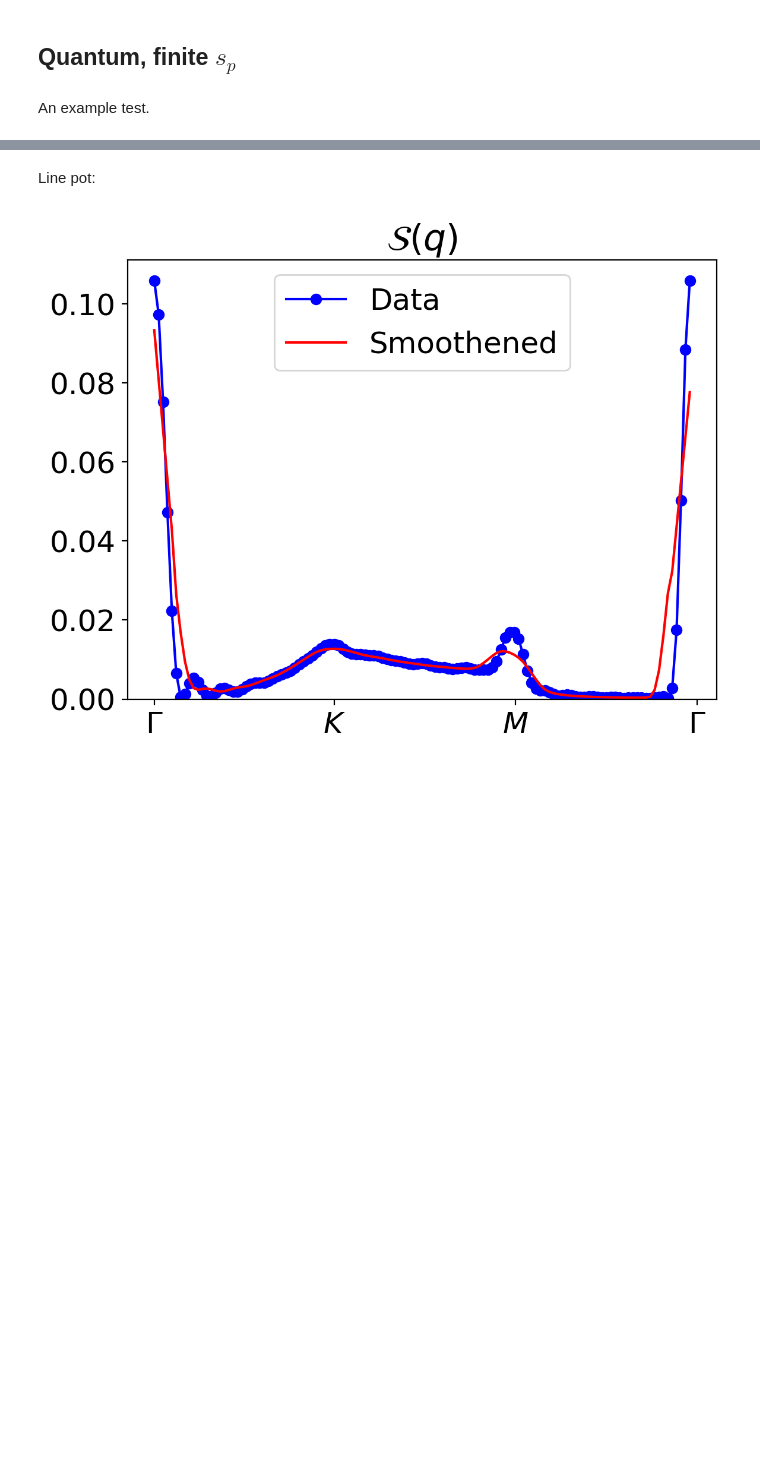
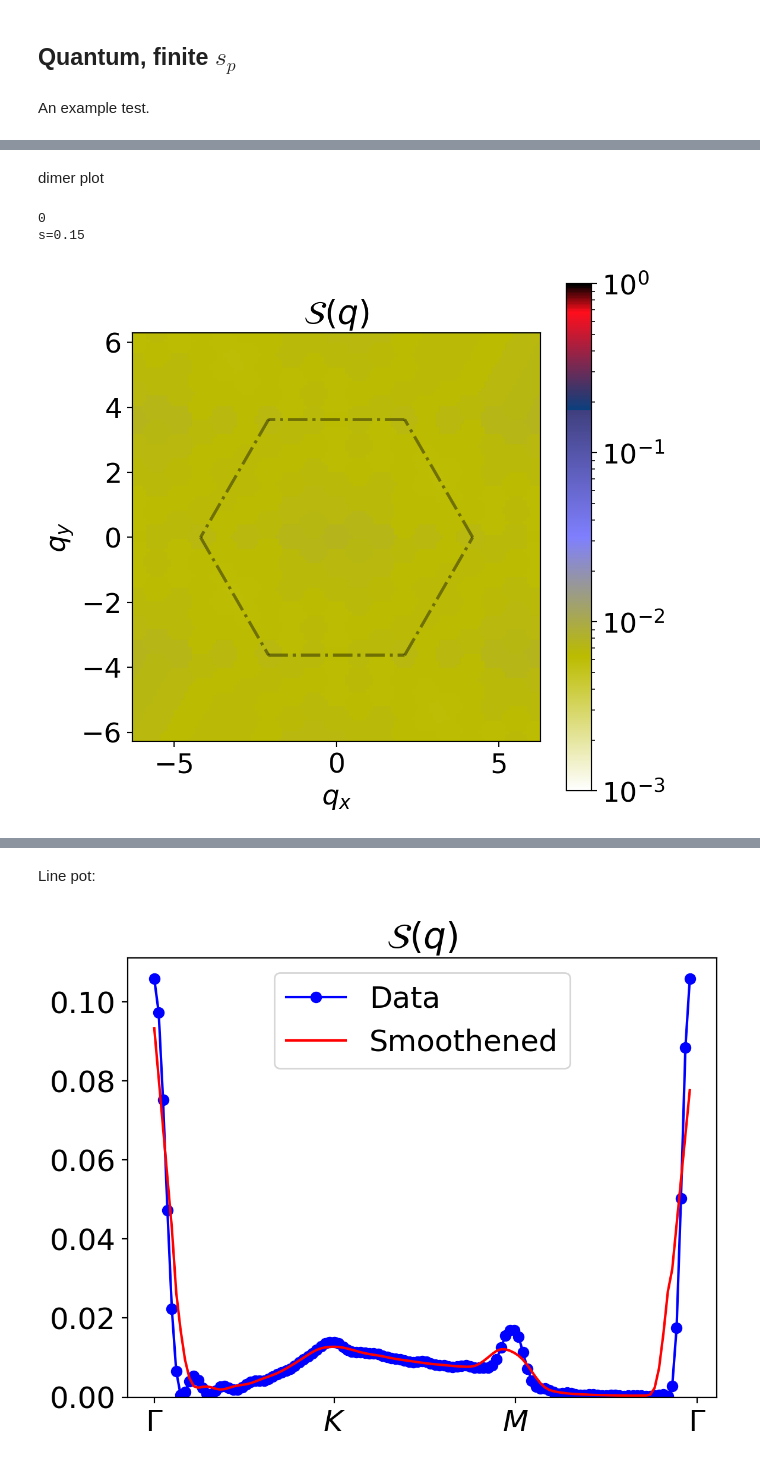
Before and after one commit to vdrouint/d-wave-other, a Jupyter notebook: kagome-tfim/processing/plot_FT.ipynb, the cells around one changed output, grey strips where cells are left out. Saved outputs shown, nothing was run; the diff lists cells and outputs as text; code cells hidden in the pictures; blank space fills up the shorter version.

```diff
--- a/kagome-tfim/processing/plot_FT.ipynb
+++ b/kagome-tfim/processing/plot_FT.ipynb
@@ -394,0 +393,69 @@ plt.show()
+# %% [markdown]
+dimer plot
+# %%
+tag1 = hoverJ_apq[0]
+print(tag1)
+# tag2 = 's=s=0.2'
+tag2 = slist[0]
+print(tag2)
+
+# file_name = where_to_save + "3D_FT_h=" + tag1 + "_" + tag2 + ".hdf5"
+file_name = where_to_save + "dimer_FT_h=" + tag1 + "_" + tag2 + ".hdf5"
+data = h5py.File(file_name, 'r')
+
+# kx_vals = data['kx']
+# ky_vals = data['ky']
+total_K = np.multiply(2, data['total_K'])
+finalSQ_spin = np.absolute(data['avg_sigmasigma'])
+
+from scipy.interpolate import griddata
+nk_init = 30
+xlim = np.linspace(-2*np.pi, 2*np.pi, 4*(nk_init - 1) + 1)
+ylim = np.linspace(-2*np.pi, 2*np.pi, 4*(nk_init - 1) + 1)
+#xlim = np.hstack((np.linspace(-2*np.pi, -0.5, 50), np.linspace(0.5, 2*np.pi, 50)))
+#ylim = np.hstack((np.linspace(-2*np.pi, -0.5, 50), np.linspace(0.5, 2*np.pi, 50)))
+grid_x, grid_y = np.meshgrid(xlim, ylim, indexing='ij')
+points = total_K
+values = finalSQ_spin
+grid_z0 = griddata(points, values, (grid_x, grid_y), method='nearest')
+#possible methods: nearest, square, cubic
+
+plt.rcParams['figure.dpi'] = 200
+plt.rcParams.update({'font.size':18})
+plt.figure(figsize=(7,5))
+
+
+#plt.subplot(221)
+#plt.imshow(func(grid_x, grid_y).T, extent=(0, 1, 0, 1), origin='lower')
+#plt.plot(points[:, 0], points[:, 1], 'k.', ms=1)   # data
+#plt.title('Original')
+extent_plot = (-2*np.pi, 2*np.pi, -2*np.pi, 2*np.pi)
+cmap = plt.cm.get_cmap('gist_stern_r')
+norm = mpl.colors.LogNorm(vmin = 0.001, vmax = 1)
+
+# norm = plt.Normalize(0,(1/2)**2)
+# cmap = plt.cm.get_cmap('gist_stern_r')
+
+plt.imshow(grid_z0.T, extent=extent_plot, origin='lower', cmap = cmap, norm = norm)
+# plt.title('Nearest Interpolation of S(q) for Triangle OP')
+plt.title(r'$\mathcal{S}(q)$')
+cb = plt.colorbar()
+# cb.ax.plot(0.5, np.max(grid_z0), 's', color = 'black') # my data is between 0 and 1
+# cb.ax.plot([0,1], [np.max(grid_z0)]*2, '-', color = 'black') # my data is between 0 and 1
+
+plt.xlabel(r'$q_x$')
+plt.ylabel(r'$q_y$')
+theta_list = [2*np.pi*i/6 for i in range(7)]
+lside = 4*np.pi/3
+for j in range(6):
+    plt.plot([lside*np.cos(theta_list[j]), lside*np.cos(theta_list[j+1])], [lside*np.sin(theta_list[j]), lside*np.sin(theta_list[j+1])], 'k-.', lw=2, alpha = 0.4)
+
+#total_K_again, kx, ky = path_Kagome(11)
+#for i in range(20):
+#    plt.scatter(*total_K_again[i], color = 'black', s = 5)
+plt.gcf().set_size_inches(6, 6)
+plt.show()
+# %% [output]
+0
+s=0.15
+[figure, added]
```
Also changed, not shown: parts of 13 cells of this notebook.
